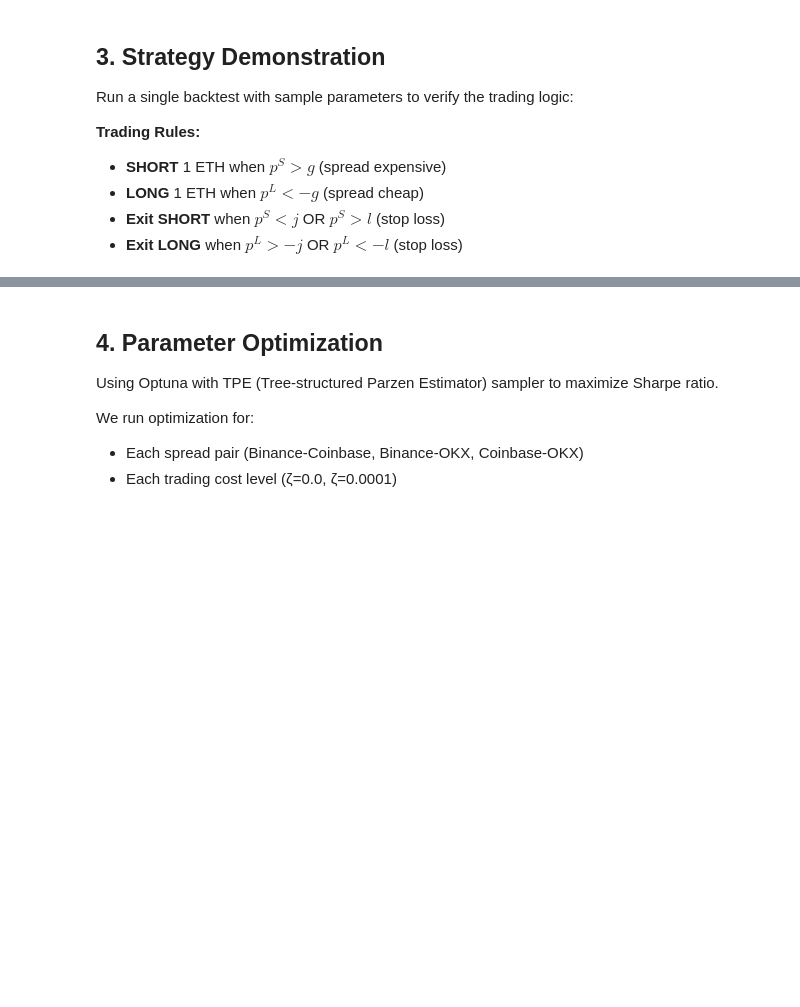
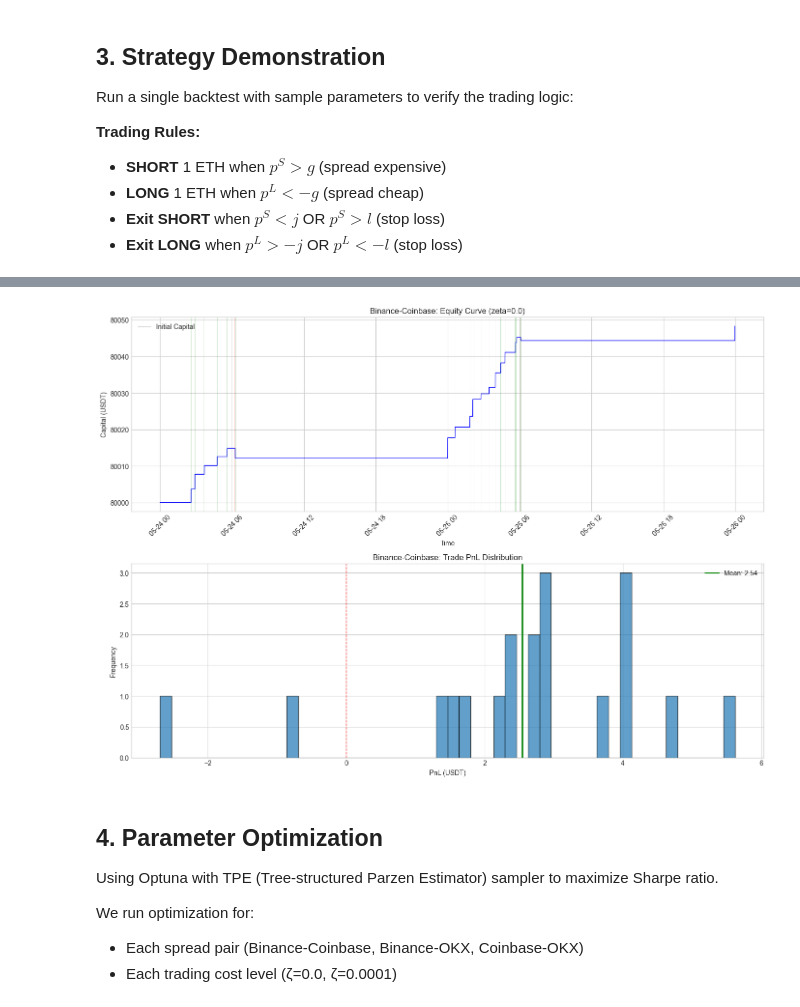
Before and after one commit to amywangyx1022/qts_project, a Jupyter notebook: week2/crypto_spread_analysis.ipynb, the cells around one changed output, grey strips where cells are left out. Drawn from its saved outputs; the diff is of its cells as text; code cells hidden in the pictures; blank space fills up the shorter version.

```diff
--- a/week2/crypto_spread_analysis.ipynb
+++ b/week2/crypto_spread_analysis.ipynb
@@ -201,34 +284,36 @@ fig, axes = plt.subplots(2, 1, figsize=(14, 10))
 # Equity curve
 ax1 = axes[0]
 ax1.plot(result.equity_curve.index, result.equity_curve.values, linewidth=1, color='blue')
 ax1.axhline(y=INITIAL_CAPITAL, color='gray', linestyle='--', linewidth=0.5, label='Initial Capital')
-ax1.axhline(y=STOP_CAPITAL, color='red', linestyle='--', linewidth=0.5, label='Stop Capital')
+
 
 # Mark trades
 for trade in result.trades[:50]:  # First 50 trades
     color = 'green' if trade.pnl > 0 else 'red'
     ax1.axvline(x=trade.entry_time, color=color, alpha=0.3, linewidth=0.5)
 
 ax1.set_title(f'{pair_name}: Equity Curve (zeta={params["zeta"]})')
 ax1.set_xlabel('Time')
 ax1.set_ylabel('Capital (USDT)')
 ax1.legend(loc='upper left')
 ax1.tick_params(axis='x', rotation=45)
 
 # Trade PnL distribution
 ax2 = axes[1]
 pnls = [t.pnl for t in result.trades]
 ax2.hist(pnls, bins=50, edgecolor='black', alpha=0.7)
 ax2.axvline(x=0, color='red', linestyle='--', linewidth=1)
 ax2.axvline(x=np.mean(pnls), color='green', linestyle='-', linewidth=2, label=f'Mean: {np.mean(pnls):.2f}')
 ax2.set_title(f'{pair_name}: Trade PnL Distribution')
 ax2.set_xlabel('PnL (USDT)')
 ax2.set_ylabel('Frequency')
 ax2.legend()
 
 plt.tight_layout()
 plt.savefig('outputs/plots/sample_backtest.png', dpi=150, bbox_inches='tight')
 plt.show()
+# %% [output]
+[figure, added]
 # %% [markdown]
 ## 4. Parameter Optimization
 
```
Also changed, not shown: parts of 15 cells of this notebook, 5 other files.
